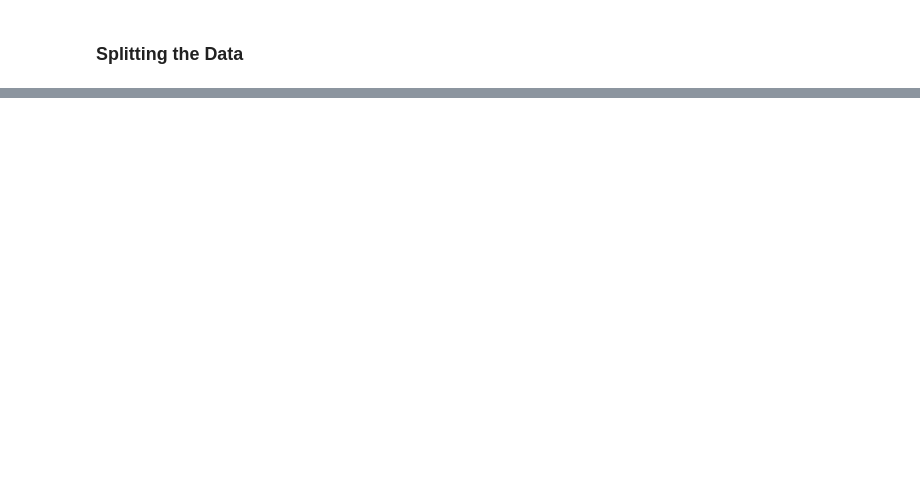
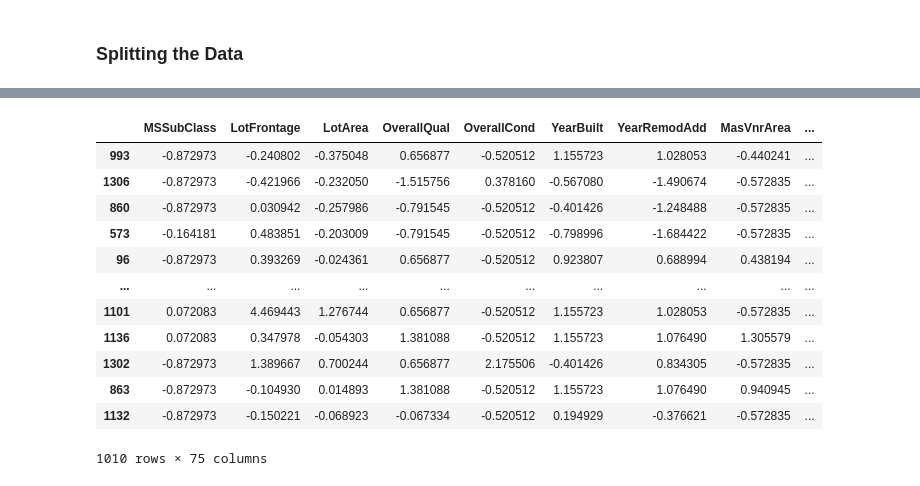
Before and after one commit to OdyAsh/ml-problems, a Jupyter notebook: Assignment 1/All Group Members/Regression.ipynb, the cells around one changed output, grey strips where cells are left out. Cells and saved outputs as stored; diff of their text form; code cells hidden in the pictures; blank space fills up the shorter version.

```diff
--- a/Assignment 1/All Group Members/Regression.ipynb
+++ b/Assignment 1/All Group Members/Regression.ipynb
@@ -646 +661,17 @@ ValueError: Found input variables with inconsistent numbers of samples: [1444, 1
+# %%
+X_train
+# %% [output]
+|  | MSSubClass | LotFrontage | LotArea | OverallQual | OverallCond | YearBuilt | YearRemodAdd | MasVnrArea | ... |
+| 993 | -0.872973 | -0.240802 | -0.375048 | 0.656877 | -0.520512 | 1.155723 | 1.028053 | -0.440241 | ... |
+| 1306 | -0.872973 | -0.421966 | -0.232050 | -1.515756 | 0.378160 | -0.567080 | -1.490674 | -0.572835 | ... |
+| 860 | -0.872973 | 0.030942 | -0.257986 | -0.791545 | -0.520512 | -0.401426 | -1.248488 | -0.572835 | ... |
+| 573 | -0.164181 | 0.483851 | -0.203009 | -0.791545 | -0.520512 | -0.798996 | -1.684422 | -0.572835 | ... |
+| 96 | -0.872973 | 0.393269 | -0.024361 | 0.656877 | -0.520512 | 0.923807 | 0.688994 | 0.438194 | ... |
+| ... | ... | ... | ... | ... | ... | ... | ... | ... | ... |
+| 1101 | 0.072083 | 4.469443 | 1.276744 | 0.656877 | -0.520512 | 1.155723 | 1.028053 | -0.572835 | ... |
+| 1136 | 0.072083 | 0.347978 | -0.054303 | 1.381088 | -0.520512 | 1.155723 | 1.076490 | 1.305579 | ... |
+| 1302 | -0.872973 | 1.389667 | 0.700244 | 0.656877 | 2.175506 | -0.401426 | 0.834305 | -0.572835 | ... |
+| 863 | -0.872973 | -0.104930 | 0.014893 | 1.381088 | -0.520512 | 1.155723 | 1.076490 | 0.940945 | ... |
+| 1132 | -0.872973 | -0.150221 | -0.068923 | -0.067334 | -0.520512 | 0.194929 | -0.376621 | -0.572835 | ... |
+1010 rows × 75 columns
 # %%
```
Also changed, not shown: parts of 17 cells of this notebook.
